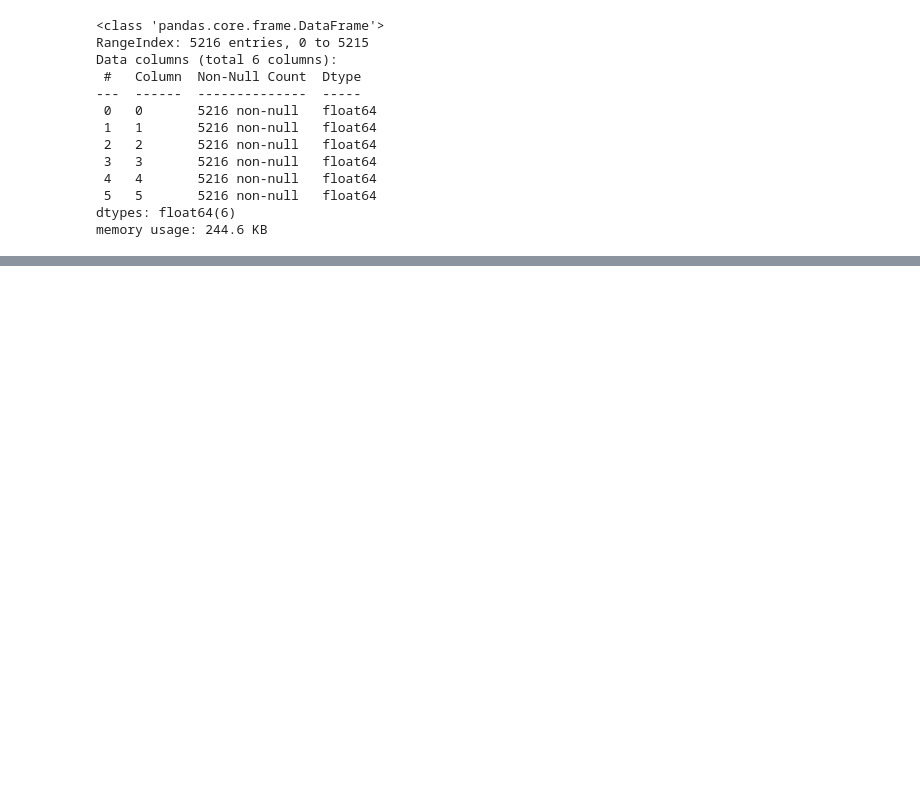
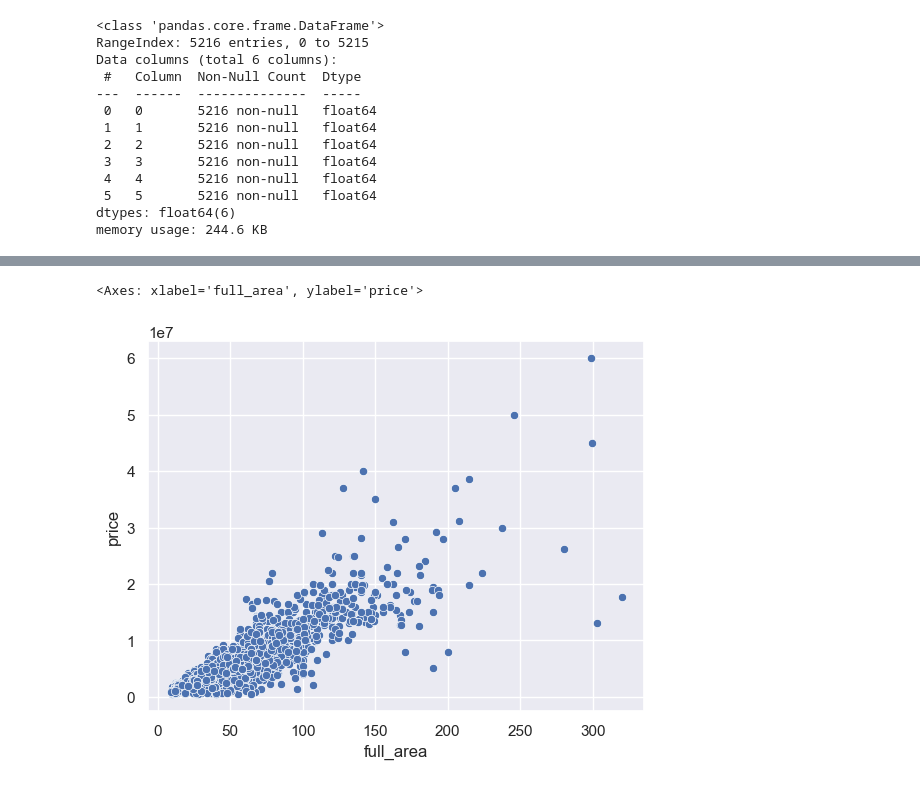
Before and after one commit to Aksyon/property_price_forecast, a Jupyter notebook: flats_project.ipynb, the cells around one changed output, grey strips where cells are left out. Saved outputs shown, nothing was run; the diff lists cells and outputs as text; code cells hidden in the pictures; blank space fills up the shorter version.

```diff
--- a/flats_project.ipynb
+++ b/flats_project.ipynb
@@ -228,0 +237,5 @@ Text(0, 0.5, 'price')
+# %%
+sns.scatterplot(x=dataset.full_area, y=dataset.price)
+# %% [output]
+<Axes: xlabel='full_area', ylabel='price'>
+[figure, added]
```
Also changed, not shown: parts of 35 cells of this notebook.
